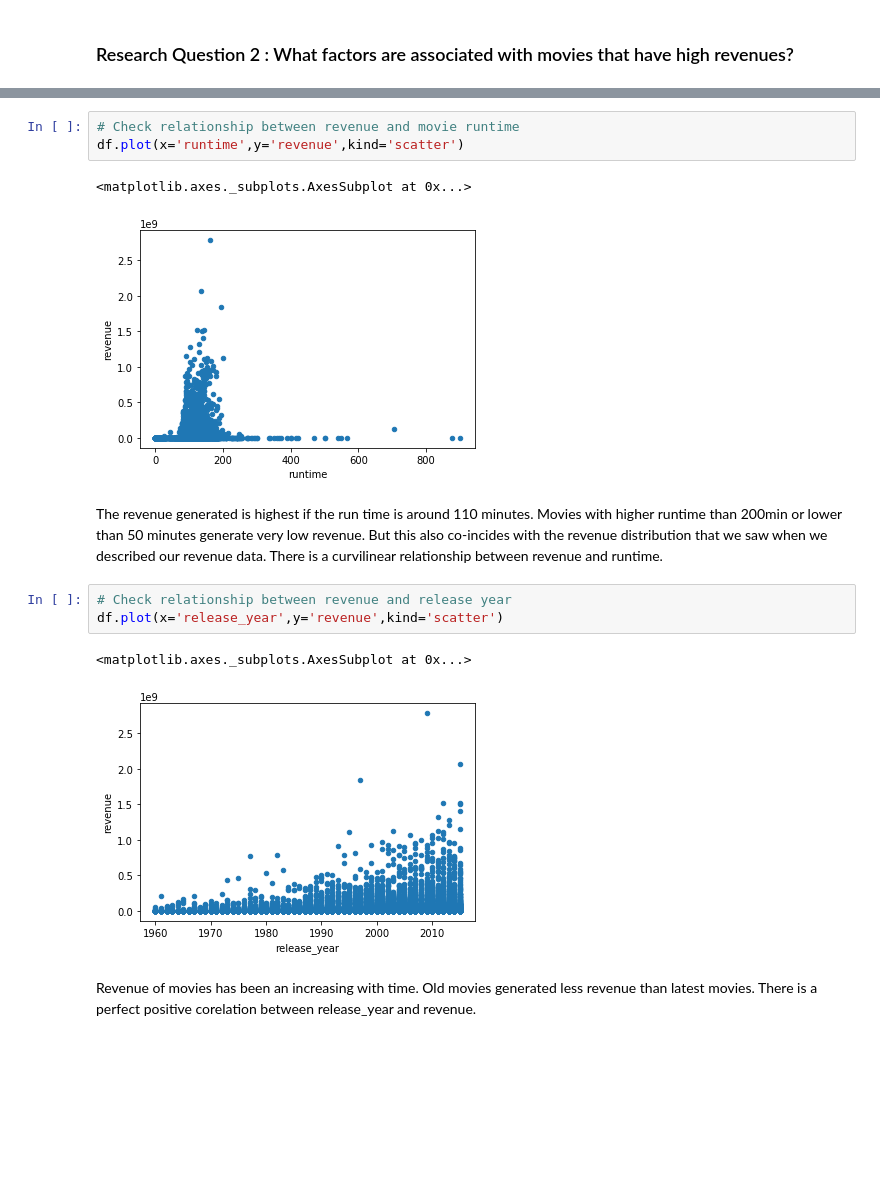
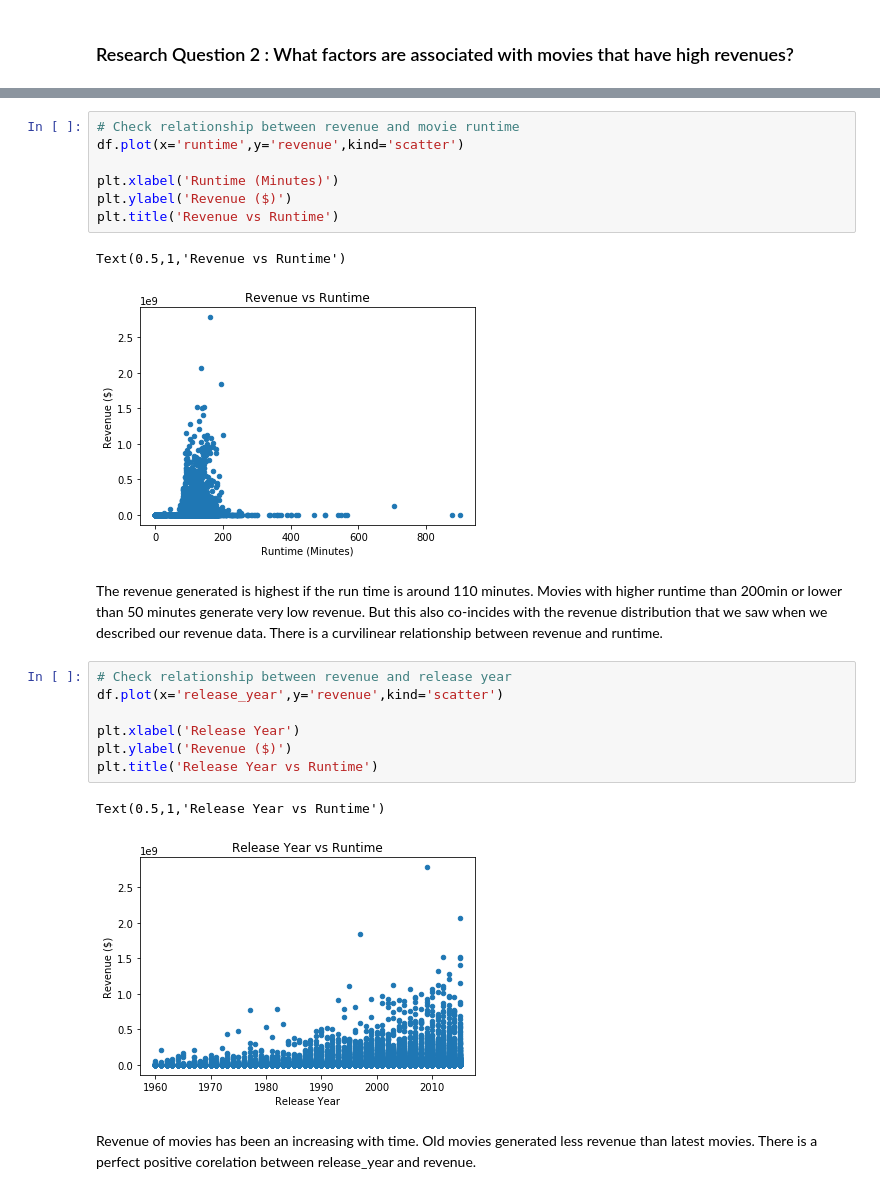
Before and after one commit to data-clash/movie-data-analysis, a Jupyter notebook: Movie Database Analysis.ipynb, the cells around one changed output, grey strips where cells are left out. Drawn from its saved outputs; the diff is of its cells as text; blank space fills up the shorter version.

```diff
--- a/Movie Database Analysis.ipynb
+++ b/Movie Database Analysis.ipynb
@@ -216,17 +214,25 @@ df.head()
 # %%
 # Check relationship between revenue and movie runtime
 df.plot(x='runtime',y='revenue',kind='scatter')
+
+plt.xlabel('Runtime (Minutes)')
+plt.ylabel('Revenue ($)')
+plt.title('Revenue vs Runtime')
 # %% [output]
-<matplotlib.axes._subplots.AxesSubplot at 0x...>
+Text(0.5,1,'Revenue vs Runtime')
-[figure, old version]
+[figure, new version]
 # %% [markdown]
 The revenue generated is highest if the run time is around 110 minutes. Movies with higher runtime than 200min or lower than 50 minutes generate very low revenue. But this also co-incides with the revenue distribution that we saw when we described our revenue data. There is a curvilinear relationship between revenue and runtime.
 # %%
 # Check relationship between revenue and release year
 df.plot(x='release_year',y='revenue',kind='scatter')
+
+plt.xlabel('Release Year')
+plt.ylabel('Revenue ($)')
+plt.title('Release Year vs Runtime')
 # %% [output]
-<matplotlib.axes._subplots.AxesSubplot at 0x...>
+Text(0.5,1,'Release Year vs Runtime')
-[figure, old version]
+[figure, new version]
 # %% [markdown]
 Revenue of movies has been an increasing with time. Old movies generated less revenue than latest movies. There is a perfect positive corelation between release_year and revenue.
 # %%
```
Also changed, not shown: parts of 6 cells of this notebook.
